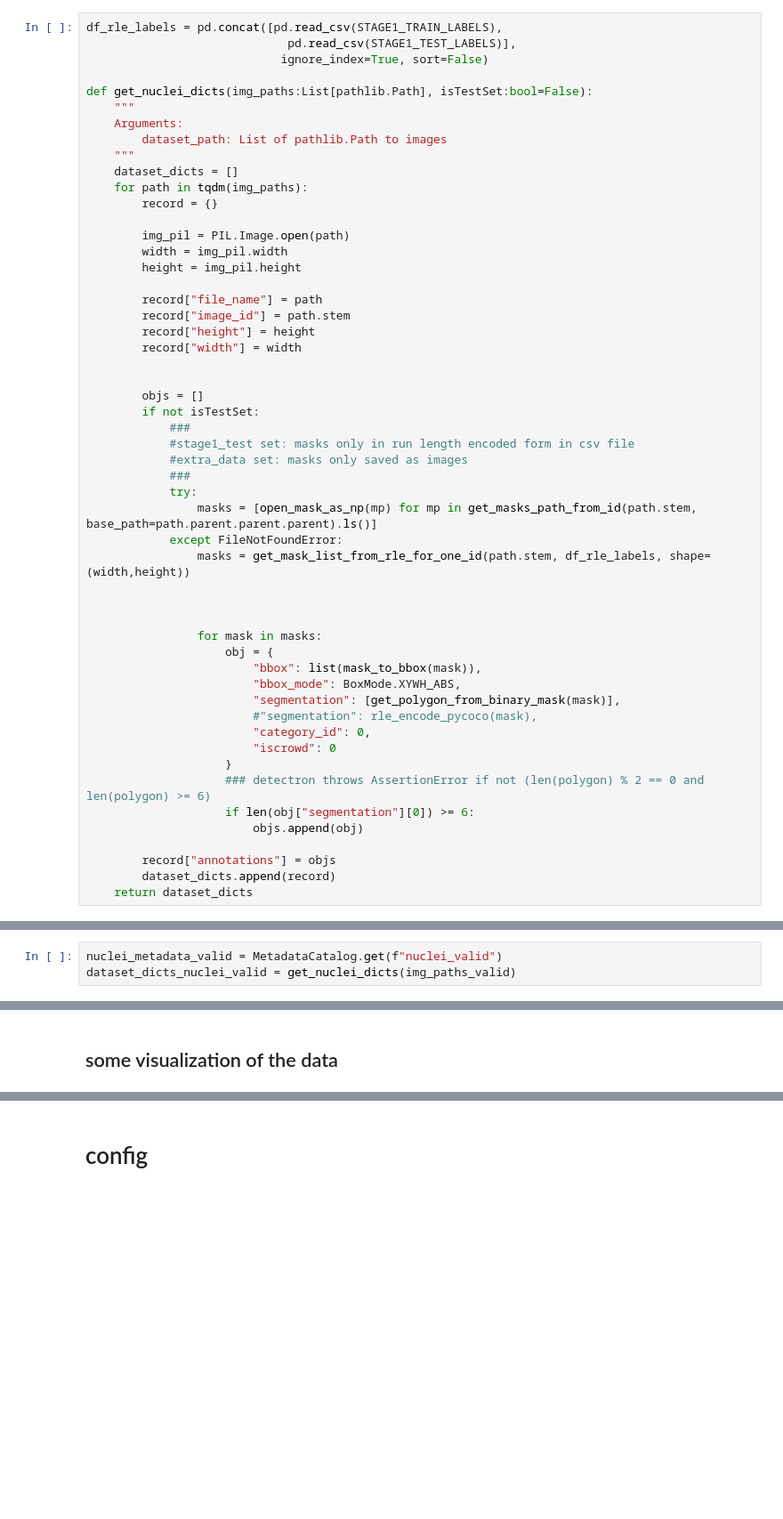
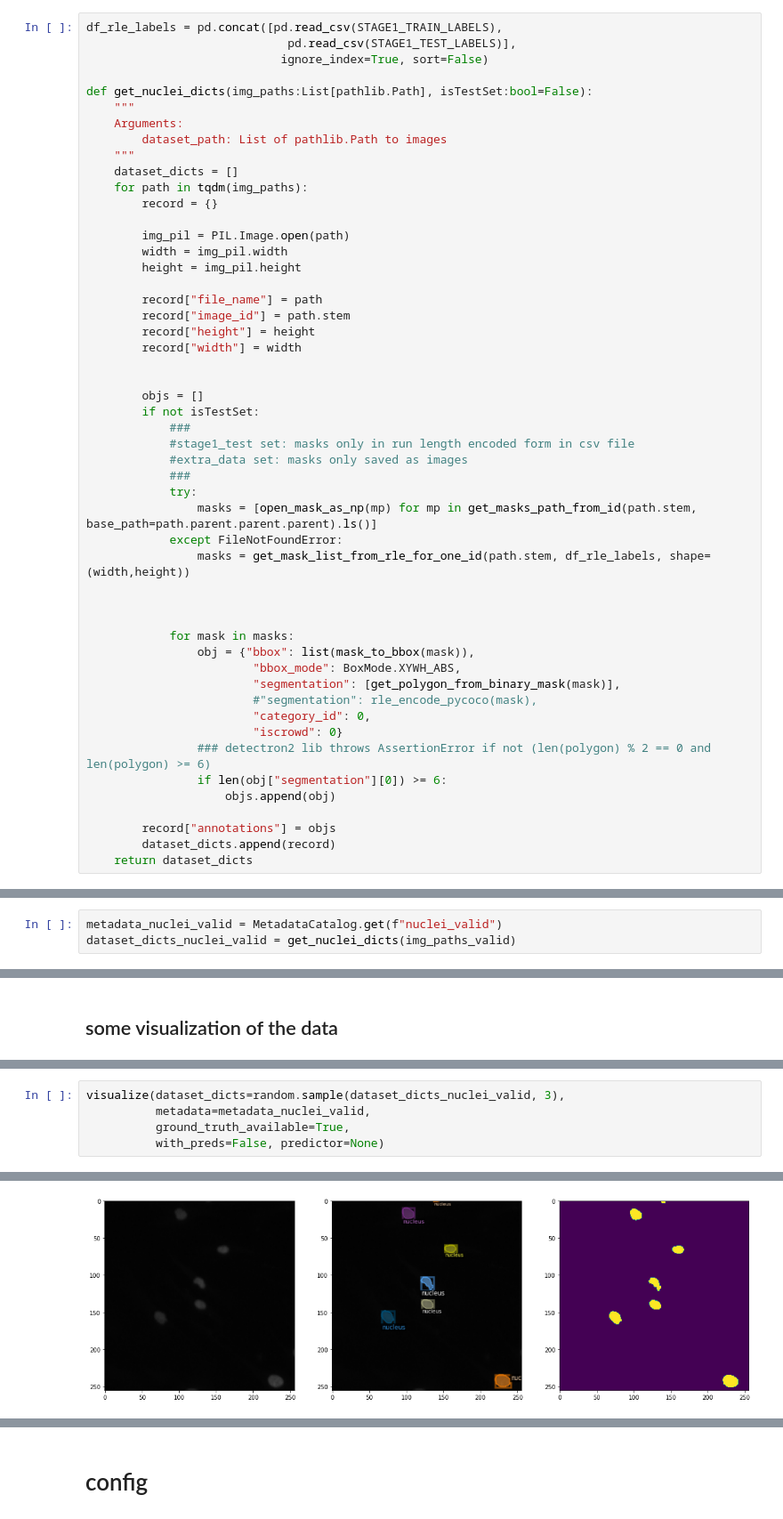
Before and after one commit to ChristophNeuner/nuclei_detection, a Jupyter notebook: nuclei_detection.ipynb, the cells around one changed output, grey strips where cells are left out. Shown at 89% size. Drawn from its saved outputs; the diff is of its cells as text; blank space fills up the shorter version.

Commit message:
lots of refactoring of visualization

```diff
--- a/nuclei_detection.ipynb
+++ b/nuclei_detection.ipynb
@@ -348,18 +415,16 @@ def get_nuclei_dicts(img_paths:List[pathlib.Path], isTestSet:bool=False):
 
 
 
-                for mask in masks:
-                    obj = {
-                        "bbox": list(mask_to_bbox(mask)),
+            for mask in masks:
+                obj = {"bbox": list(mask_to_bbox(mask)),
                         "bbox_mode": BoxMode.XYWH_ABS,
                         "segmentation": [get_polygon_from_binary_mask(mask)],
                         #"segmentation": rle_encode_pycoco(mask),
                         "category_id": 0,
-                        "iscrowd": 0
-                    }
-                    ### detectron throws AssertionError if not (len(polygon) % 2 == 0 and len(polygon) >= 6)
-                    if len(obj["segmentation"][0]) >= 6:
-                        objs.append(obj)
+                        "iscrowd": 0}
+                ### detectron2 lib throws AssertionError if not (len(polygon) % 2 == 0 and len(polygon) >= 6)
+                if len(obj["segmentation"][0]) >= 6:
+                    objs.append(obj)
 
         record["annotations"] = objs
         dataset_dicts.append(record)
@@ -383,6 +450,6 @@ nuclei_metadata_train = MetadataCatalog.get(f"nuclei_train")
 dataset_dicts_nuclei_train = get_nuclei_dicts(img_paths_train)
 # %%
-nuclei_metadata_valid = MetadataCatalog.get(f"nuclei_valid")
+metadata_nuclei_valid = MetadataCatalog.get(f"nuclei_valid")
 dataset_dicts_nuclei_valid = get_nuclei_dicts(img_paths_valid)
 # %%
 #for d in dataset_dicts_nuclei:
@@ -427,0 +485,6 @@ for d in dataset_dicts_nuclei_valid[:5]:
+# %%
+visualize(dataset_dicts=random.sample(dataset_dicts_nuclei_valid, 3),
+          metadata=metadata_nuclei_valid,
+          ground_truth_available=True,
+          with_preds=False, predictor=None)
+# %% [output]
@@ -427,0 +494 @@ for d in dataset_dicts_nuclei_valid[:5]:
+[figure, added]
```
Also changed, not shown: parts of 38 cells of this notebook.
